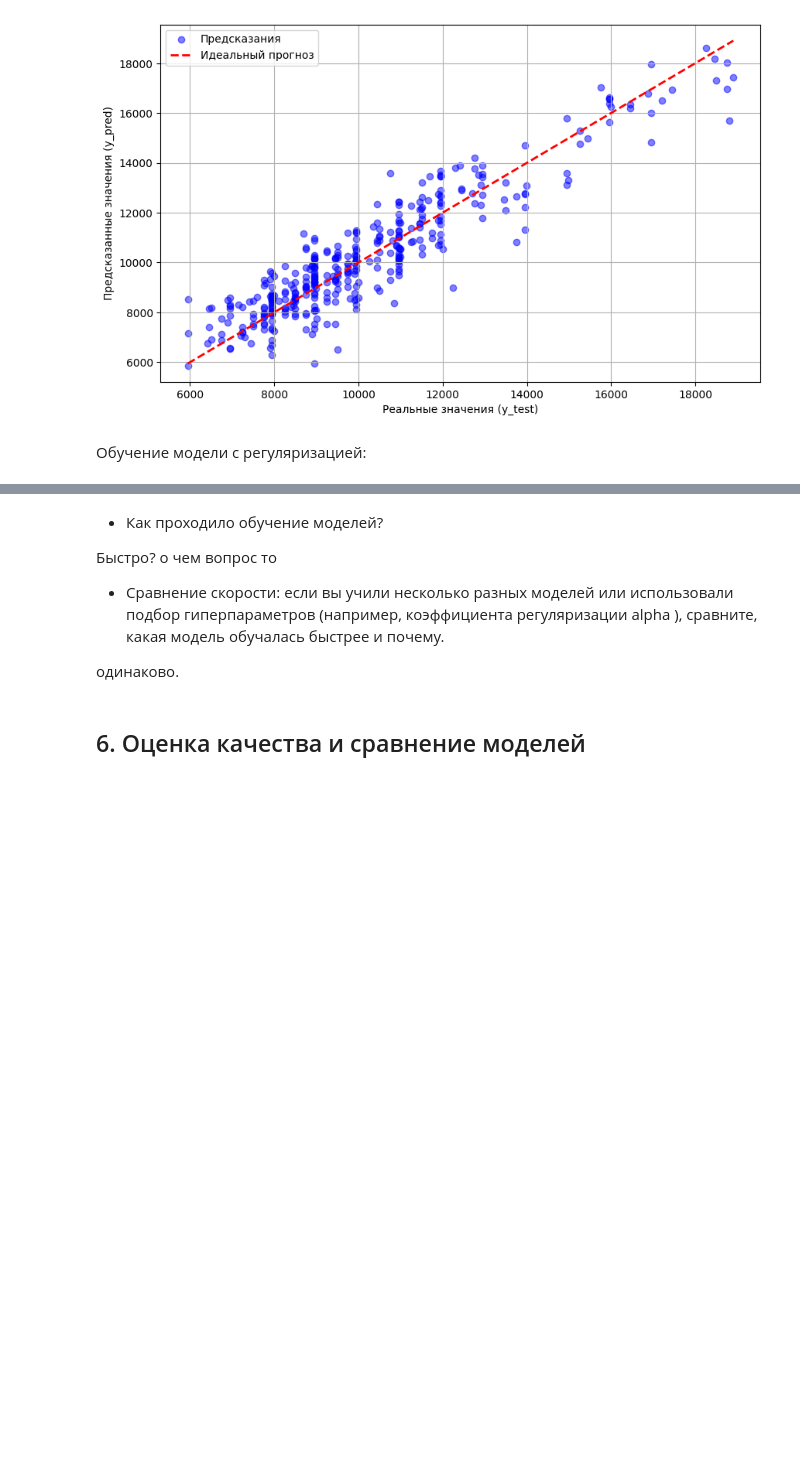
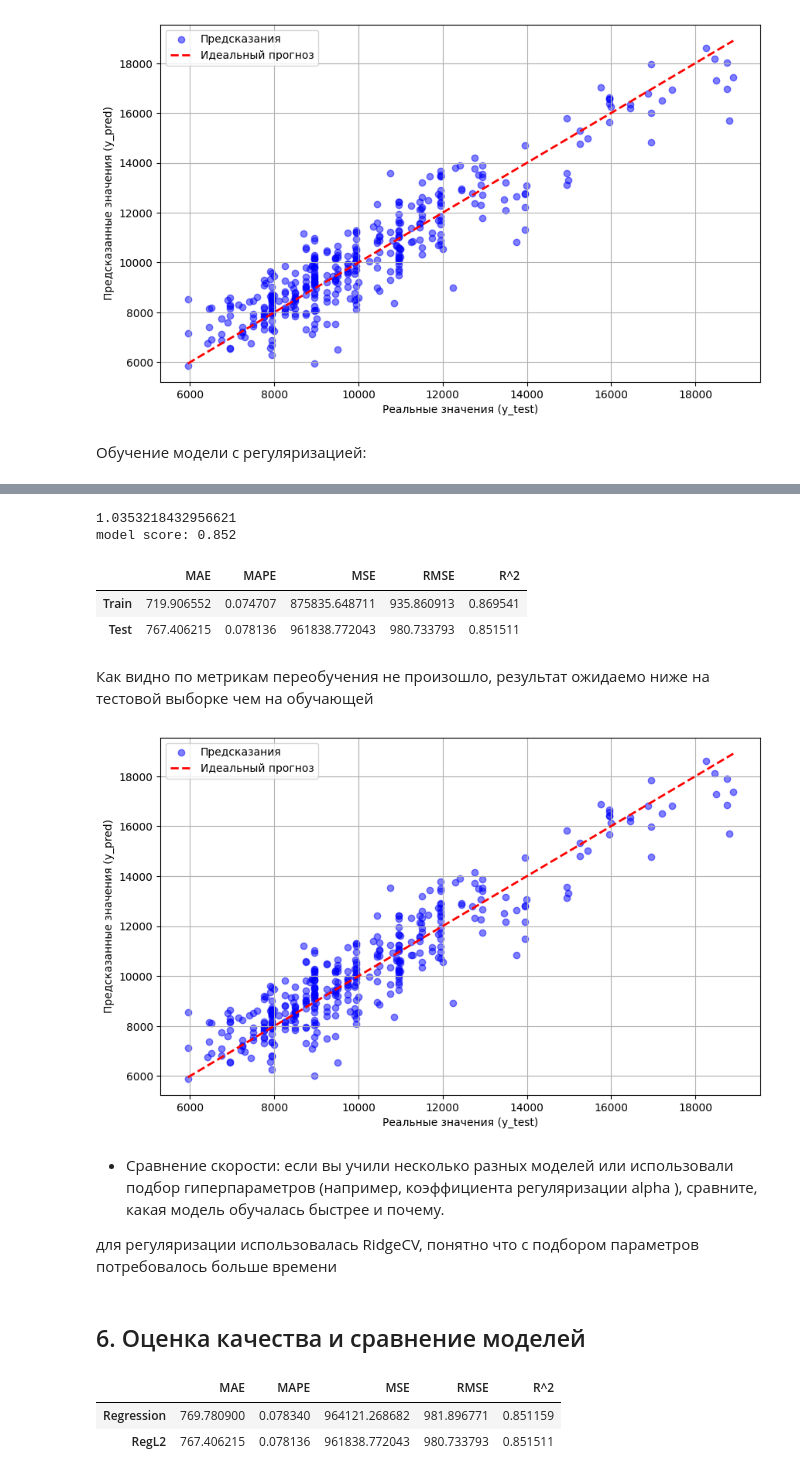
Before and after one commit to Aglaya-Alin/ML, a Jupyter notebook: hw04/hw04_linear_reg.ipynb, the cells around one changed output, grey strips where cells are left out. Saved outputs shown, nothing was run; the diff lists cells and outputs as text; code cells hidden in the pictures; blank space fills up the shorter version.

```diff
--- a/hw04/hw04_linear_reg.ipynb
+++ b/hw04/hw04_linear_reg.ipynb
@@ -608,17 +526,0 @@ Text(0.5, 1.0, 'Ridge')
-# %%
-from sklearn.linear_model import LassoCV
-from sklearn.model_selection import KFold
-
-skf = KFold(n_splits=5, shuffle=True, random_state=42)
-alphas = np.arange(1, 20, 1)
-regLassoCV = LassoCV(alphas=alphas, cv=skf)
-regLassoCV.fit(x_train_transformed, y_train)
-
-plt.plot(regLassoCV.alphas_, regLassoCV.mse_path_.mean(axis=1))
-plt.xlabel('alphas')
-plt.ylabel('MSE')
-plt.show()
-
-print('Выбранное alpha:', regLassoCV.alpha_, '\n')
-print('Вектор коэффициентов для выбранного alpha:')
-list(zip(df_encoded.columns, regLassoCV.coef_))
@@ -648,0 +531,4 @@ list(zip(df_encoded.columns, regLassoCV.coef_))
+# %%
+regL2 = RidgeCV(alphas=np.logspace(-1, 1, 200), scoring='neg_mean_squared_error', cv=KFold(n_splits=10))
+# %%
+regL2.fit(X_train_transformed, y_train)
@@ -649,10 +550,53 @@ list(zip(df_encoded.columns, regLassoCV.coef_))
+# %%
+print(regL2.alpha_)
+print("model score: %.3f" % regL2.score(X_test_transformed, y_test))
+# %% [output]
+1.0353218432956621
+model score: 0.852
+# %%
+ypred3 = regL2.predict(X_test_transformed)
+# %%
+metrics1 = get_metrics(y_test, ypred3)
+metrics2 = get_metrics(y_train, regL2.predict(X_train_transformed))
+
+
+df_comparison = pd.DataFrame([metrics2, metrics1], index=['Train', 'Test'])
+df_comparison
+# %% [output]
+|  | MAE | MAPE | MSE | RMSE | R^2 |
+| Train | 719.906552 | 0.074707 | 875835.648711 | 935.860913 | 0.869541 |
+| Test | 767.406215 | 0.078136 | 961838.772043 | 980.733793 | 0.851511 |
+# %% [markdown]
+Как видно по метрикам переобучения не произошло, результат ожидаемо ниже на тестовой выборке чем на обучающей
+# %%
+plt.figure(figsize=(10, 6))
+
+plt.scatter(y_test, ypred3, alpha=0.5, color='blue', label='Предсказания')
+
+line_coords = [y_test.min(), y_test.max()]
+plt.plot(line_coords, line_coords, color='red', linestyle='--', linewidth=2, label='Идеальный прогноз')
+
+plt.xlabel('Реальные значения (y_test)')
+plt.ylabel('Предсказанные значения (y_pred)')
+plt.legend()
+plt.grid(True)
+plt.show()
+# %% [output]
+[figure, added]
 # %% [markdown]
-- Как проходило обучение моделей?
-
-Быстро? о чем вопрос то
-
 - Сравнение скорости: если вы учили несколько разных моделей или использовали подбор гиперпараметров (например, коэффициента регуляризации alpha ), сравните, какая модель обучалась быстрее и почему.
 
-одинаково.
+для регуляризации использовалась RidgeCV, понятно что с подбором параметров потребовалось больше времени
 # %% [markdown]
 ## 6. Оценка качества и сравнение моделей
+# %%
+metrics_reg = get_metrics(y_test, y_pred)
+metrics_l2 = get_metrics(y_test, ypred3)
+
+
+df_comparison = pd.DataFrame([metrics_reg, metrics_l2], index=['Regression', 'RegL2'])
+df_comparison
+# %% [output]
+|  | MAE | MAPE | MSE | RMSE | R^2 |
+| Regression | 769.780900 | 0.078340 | 964121.268682 | 981.896771 | 0.851159 |
+| RegL2 | 767.406215 | 0.078136 | 961838.772043 | 980.733793 | 0.851511 |
```
Also changed, not shown: parts of 27 cells of this notebook.
